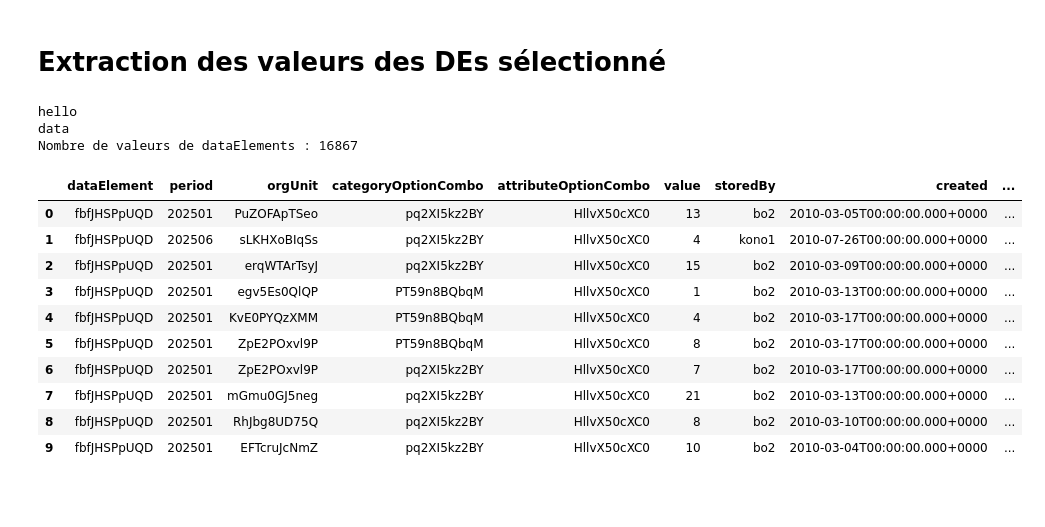
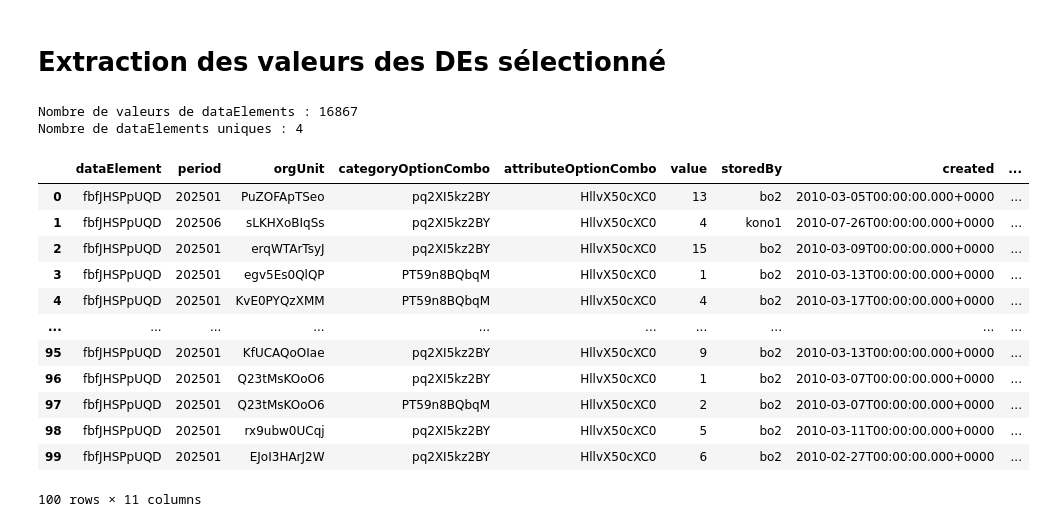
Before and after one commit to stephanedresse/sd_training_github, a Jupyter notebook: sd_assignment_june2025/notebook_extraction_dhis2.ipynb, the cells around one changed output. Cells and saved outputs as stored; diff of their text form; code cells hidden in the pictures; blank space fills up the shorter version.

```diff
--- a/sd_assignment_june2025/notebook_extraction_dhis2.ipynb
+++ b/sd_assignment_june2025/notebook_extraction_dhis2.ipynb
@@ -96,25 +96,29 @@ params = {
 response = requests.get(url, params=params, auth=auth)
 data = response.json()
 
-print("hello")
-print ("data")
+
 DEs_values = pd.DataFrame(data["dataValues"])
 print(f"Nombre de valeurs de dataElements : {len(DEs_values)}")
+
+
+nb_unique_DE = DEs_values["dataElement"].nunique()
+print(f"Nombre de dataElements uniques : {nb_unique_DE}")
 # %% [output]
-hello
-data
 Nombre de valeurs de dataElements : 16867
+Nombre de dataElements uniques : 4
 # %%
-DEs_values.head(10)
+DEs_values.head(100)
 # %% [output]
 |  | dataElement | period | orgUnit | categoryOptionCombo | attributeOptionCombo | value | storedBy | created | ... |
 | 0 | fbfJHSPpUQD | 202501 | PuZOFApTSeo | pq2XI5kz2BY | HllvX50cXC0 | 13 | bo2 | 2010-03-05T00:00:00.000+0000 | ... |
 | 1 | fbfJHSPpUQD | 202506 | sLKHXoBIqSs | pq2XI5kz2BY | HllvX50cXC0 | 4 | kono1 | 2010-07-26T00:00:00.000+0000 | ... |
 | 2 | fbfJHSPpUQD | 202501 | erqWTArTsyJ | pq2XI5kz2BY | HllvX50cXC0 | 15 | bo2 | 2010-03-09T00:00:00.000+0000 | ... |
 | 3 | fbfJHSPpUQD | 202501 | egv5Es0QlQP | PT59n8BQbqM | HllvX50cXC0 | 1 | bo2 | 2010-03-13T00:00:00.000+0000 | ... |
 | 4 | fbfJHSPpUQD | 202501 | KvE0PYQzXMM | PT59n8BQbqM | HllvX50cXC0 | 4 | bo2 | 2010-03-17T00:00:00.000+0000 | ... |
-| 5 | fbfJHSPpUQD | 202501 | ZpE2POxvl9P | PT59n8BQbqM | HllvX50cXC0 | 8 | bo2 | 2010-03-17T00:00:00.000+0000 | ... |
-| 6 | fbfJHSPpUQD | 202501 | ZpE2POxvl9P | pq2XI5kz2BY | HllvX50cXC0 | 7 | bo2 | 2010-03-17T00:00:00.000+0000 | ... |
-| 7 | fbfJHSPpUQD | 202501 | mGmu0GJ5neg | pq2XI5kz2BY | HllvX50cXC0 | 21 | bo2 | 2010-03-13T00:00:00.000+0000 | ... |
-| 8 | fbfJHSPpUQD | 202501 | RhJbg8UD75Q | pq2XI5kz2BY | HllvX50cXC0 | 8 | bo2 | 2010-03-10T00:00:00.000+0000 | ... |
-| 9 | fbfJHSPpUQD | 202501 | EFTcruJcNmZ | pq2XI5kz2BY | HllvX50cXC0 | 10 | bo2 | 2010-03-04T00:00:00.000+0000 | ... |
+| ... | ... | ... | ... | ... | ... | ... | ... | ... | ... |
+| 95 | fbfJHSPpUQD | 202501 | KfUCAQoOIae | pq2XI5kz2BY | HllvX50cXC0 | 9 | bo2 | 2010-03-13T00:00:00.000+0000 | ... |
+| 96 | fbfJHSPpUQD | 202501 | Q23tMsKOoO6 | pq2XI5kz2BY | HllvX50cXC0 | 1 | bo2 | 2010-03-07T00:00:00.000+0000 | ... |
+| 97 | fbfJHSPpUQD | 202501 | Q23tMsKOoO6 | PT59n8BQbqM | HllvX50cXC0 | 2 | bo2 | 2010-03-07T00:00:00.000+0000 | ... |
+| 98 | fbfJHSPpUQD | 202501 | rx9ubw0UCqj | pq2XI5kz2BY | HllvX50cXC0 | 5 | bo2 | 2010-03-11T00:00:00.000+0000 | ... |
+| 99 | fbfJHSPpUQD | 202501 | EJoI3HArJ2W | pq2XI5kz2BY | HllvX50cXC0 | 6 | bo2 | 2010-02-27T00:00:00.000+0000 | ... |
+100 rows × 11 columns
```
Also changed, not shown: parts of 7 cells of this notebook.
